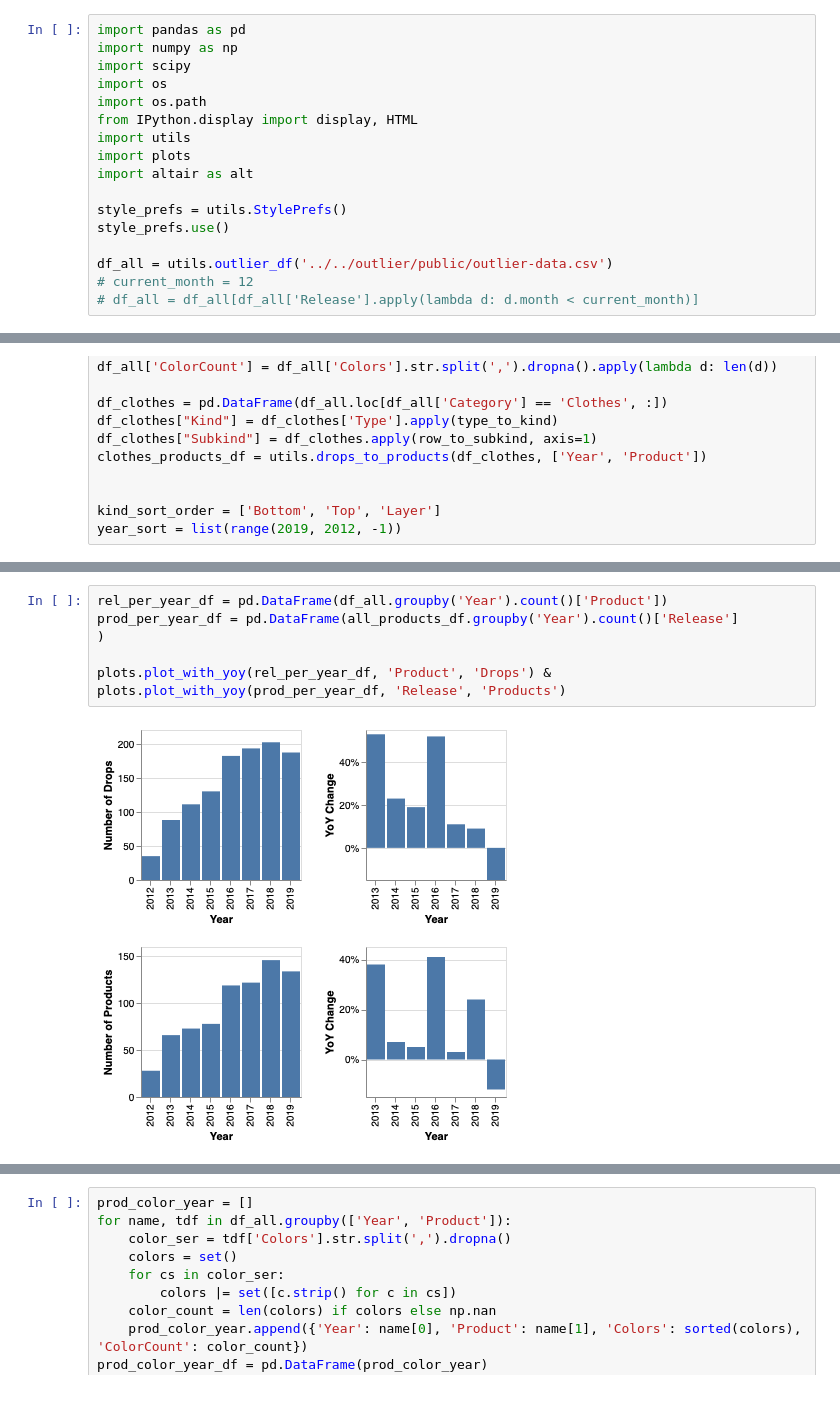
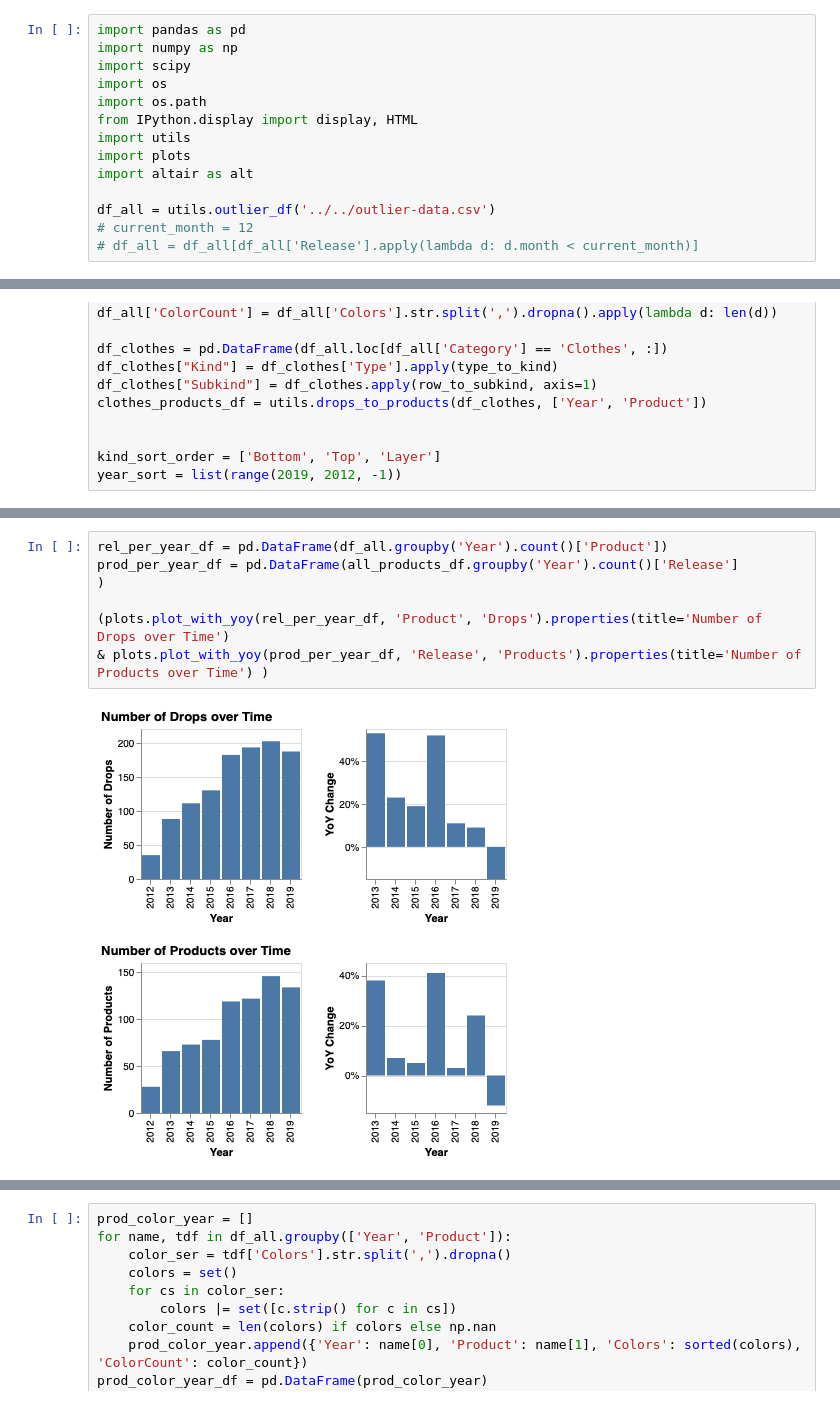
Before and after one commit to ciyer/outlier, a Jupyter notebook: public/articles/2019-review/2019-review.ipynb, the cells around one changed output, grey strips where cells are left out. Drawn from its saved outputs; the diff is of its cells as text.

```diff
--- a/public/articles/2019-review/2019-review.ipynb
+++ b/public/articles/2019-review/2019-review.ipynb
@@ -25,10 +23,7 @@ import utils
 import plots
 import altair as alt
 
-style_prefs = utils.StylePrefs()
-style_prefs.use()
-
-df_all = utils.outlier_df('../../outlier/public/outlier-data.csv')
+df_all = utils.outlier_df('../../outlier-data.csv')
 # current_month = 12
 # df_all = df_all[df_all['Release'].apply(lambda d: d.month < current_month)]
 # %%
@@ -78,11 +73,12 @@ In past years, every year has seen an increase in the number of drops compared t
 # %%
 rel_per_year_df = pd.DataFrame(df_all.groupby('Year').count()['Product'])
 prod_per_year_df = pd.DataFrame(all_products_df.groupby('Year').count()['Release']
 )
 
-plots.plot_with_yoy(rel_per_year_df, 'Product', 'Drops') & plots.plot_with_yoy(prod_per_year_df, 'Release', 'Products')
+(plots.plot_with_yoy(rel_per_year_df, 'Product', 'Drops').properties(title='Number of Drops over Time')
+& plots.plot_with_yoy(prod_per_year_df, 'Release', 'Products').properties(title='Number of Products over Time') )
 # %% [output]
-[figure, old version]
+[figure, new version]
 # %% [markdown]
 ## Colors
 
```
Also changed, not shown: parts of 22 cells of this notebook, 7 other files.
